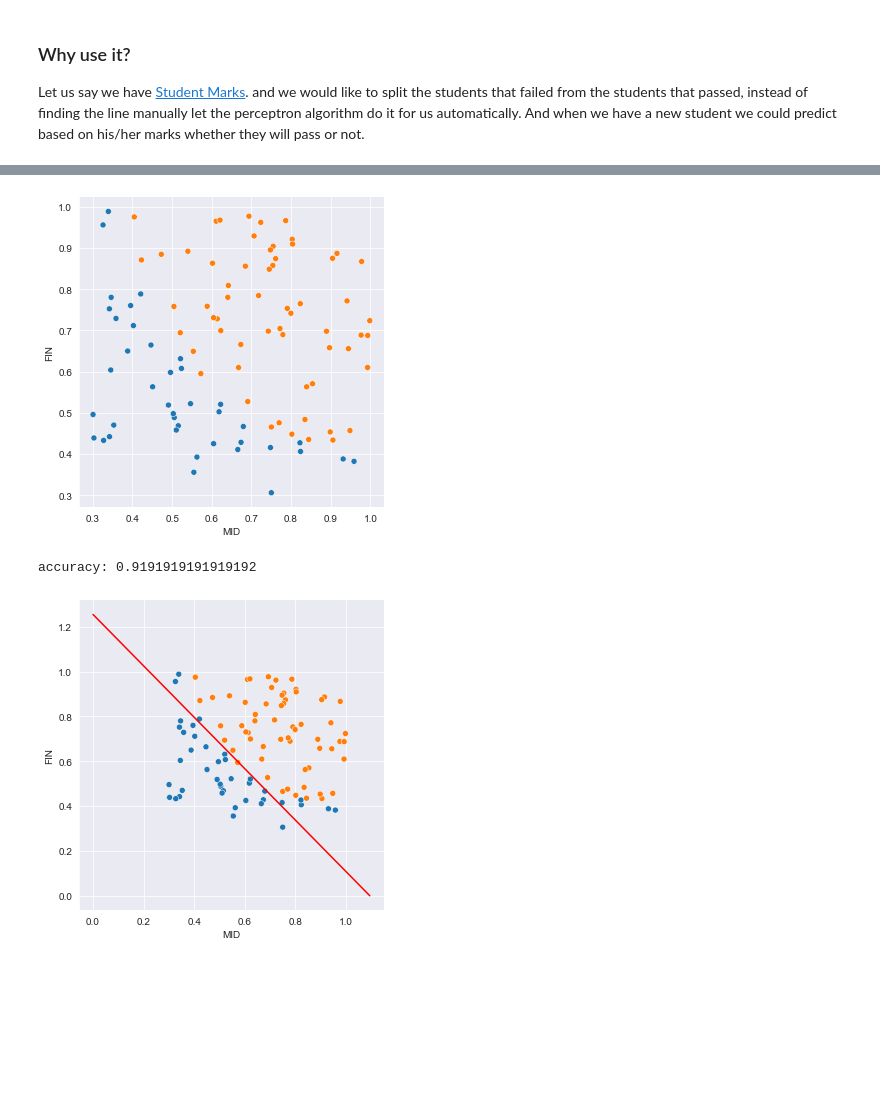
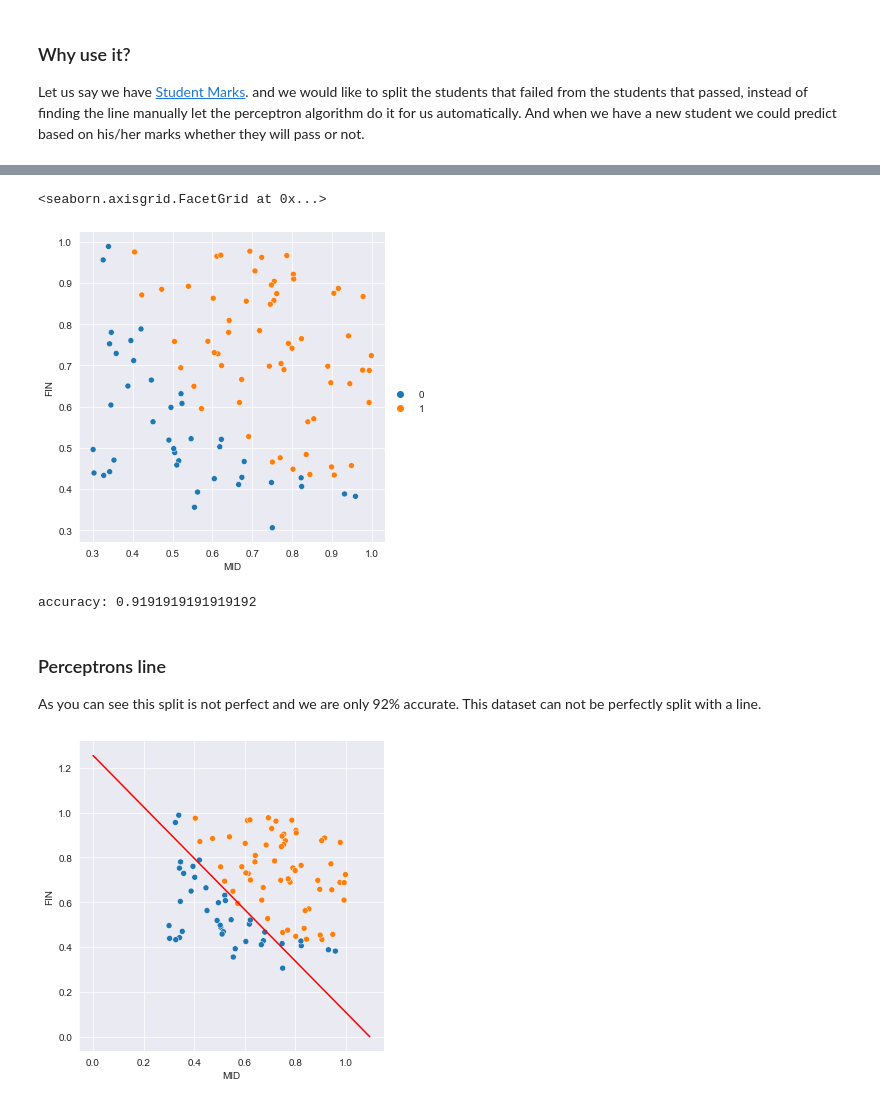
Before and after one commit to NinaM31/DeepLearning-series, a Jupyter notebook: 1. Perceptron.ipynb, the cells around one changed output, grey strips where cells are left out. Saved outputs shown, nothing was run; the diff lists cells and outputs as text; code cells hidden in the pictures; blank space fills up the shorter version.

```diff
--- a/1. Perceptron.ipynb
+++ b/1. Perceptron.ipynb
@@ -118,14 +135,19 @@ Y = data['PASS'].to_numpy()
 # %%
 g = sns.FacetGrid(data, height=5)
 g = g.map(sns.scatterplot, "MID", "FIN", hue=data['PASS'], edgecolor="w")
+g.add_legend()
 # %% [output]
+<seaborn.axisgrid.FacetGrid at 0x...>
-[figure, old version]
+[figure, new version]
 # %%
 perceptron = Percpetron(n_inputs=2)
 perceptron.train(X, Y)
 perceptron.accuracy(X, Y)
 # %% [output]
 accuracy: 0.9191919191919192
+# %% [markdown]
+### Perceptrons line
+As you can see this split is not perfect and we are only 92% accurate. This dataset can not be perfectly split with a line.
 # %%
 W = perceptron.W
 b = perceptron.b
```
Also changed, not shown: parts of 4 cells of this notebook.
